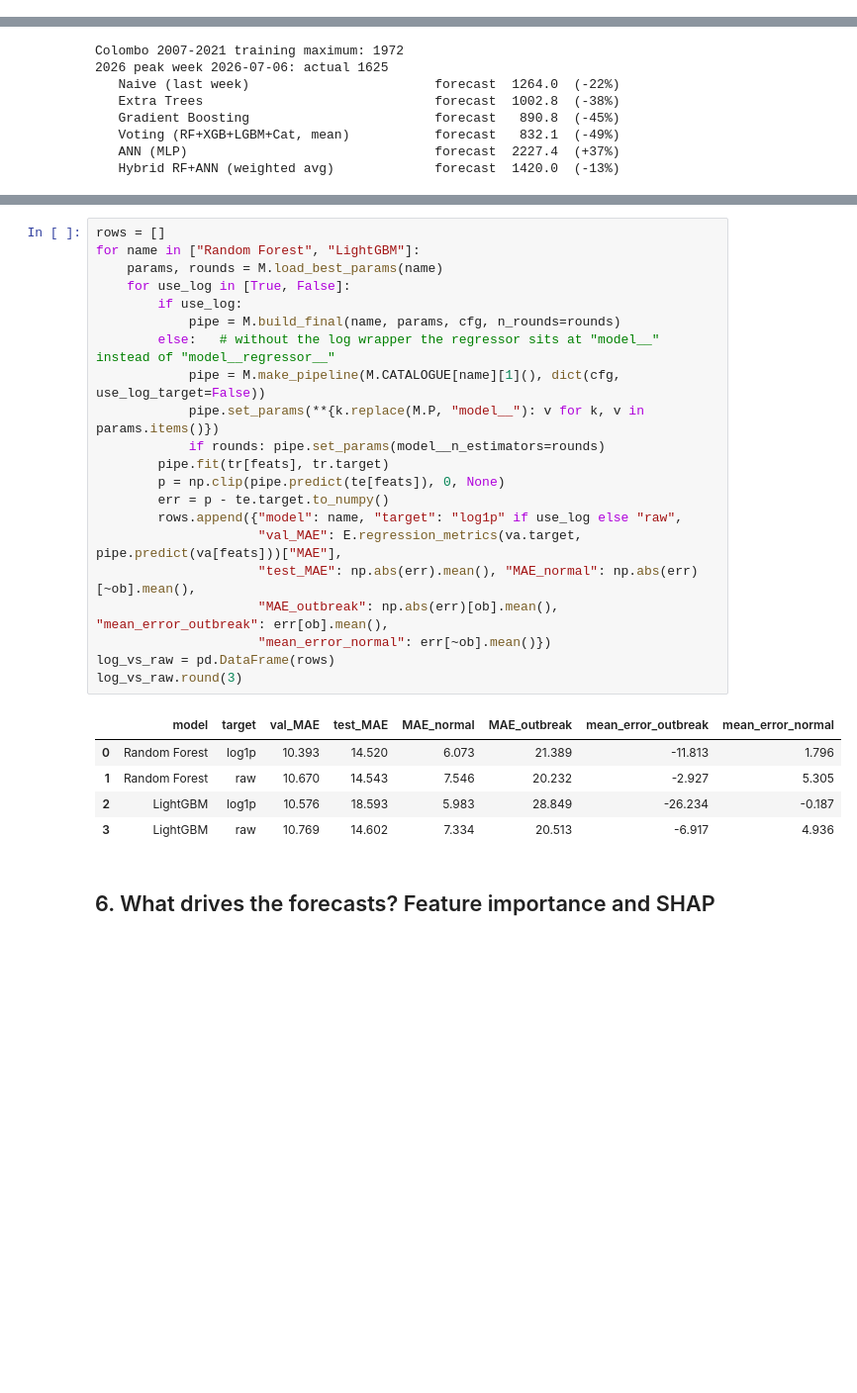
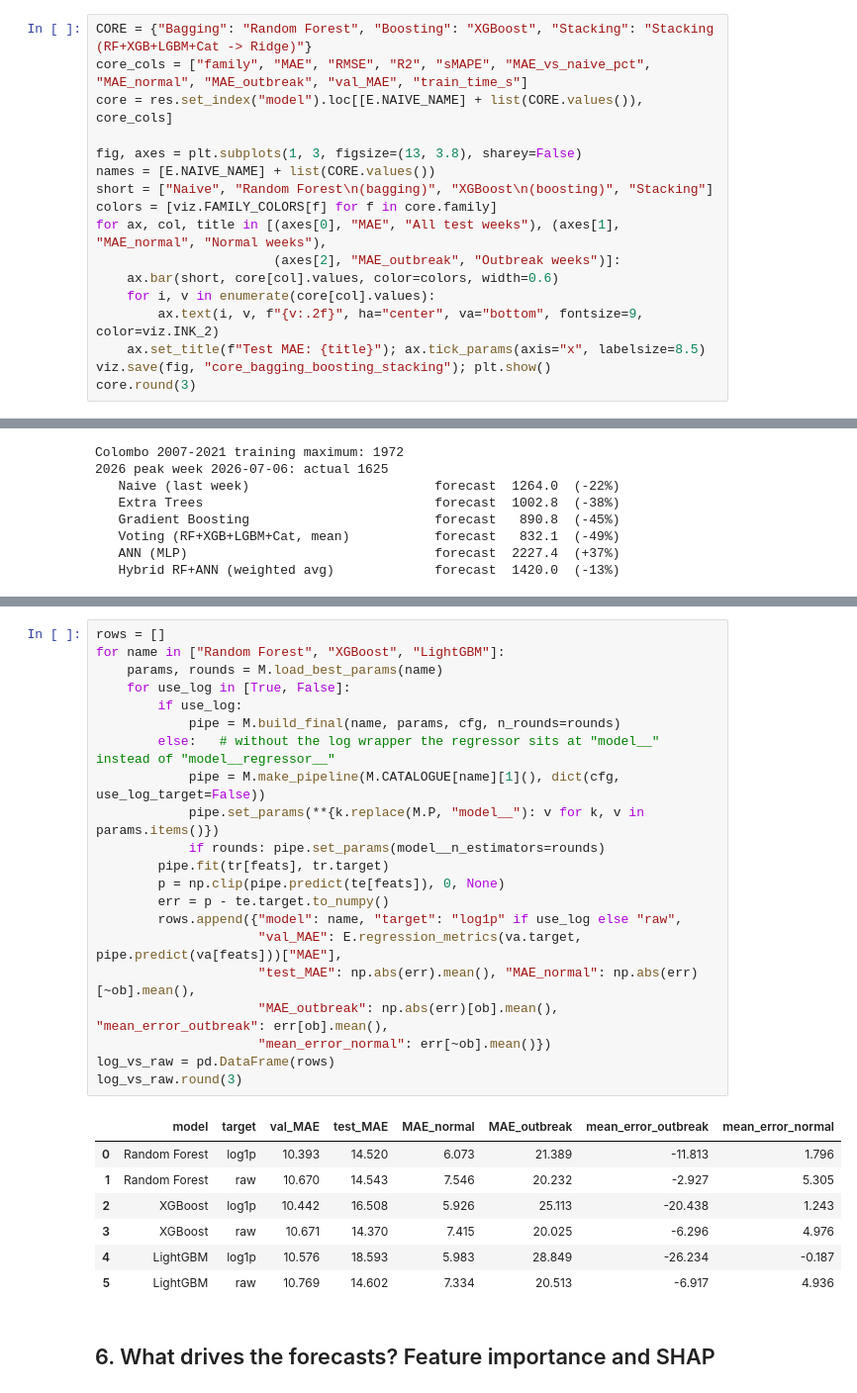
Before and after one commit to BGMPrabuddhi/SriLanka-Dengue-Ensemble, a Jupyter notebook: notebooks/07_final_comparison.ipynb, the cells around one changed output, grey strips where cells are left out. Shown at 99% size. Saved outputs shown, nothing was run; the diff lists cells and outputs as text; blank space fills up the shorter version.

```diff
--- a/notebooks/07_final_comparison.ipynb
+++ b/notebooks/07_final_comparison.ipynb
@@ -64,0 +72,17 @@ res[cols].round(3)
+# %%
+CORE = {"Bagging": "Random Forest", "Boosting": "XGBoost", "Stacking": "Stacking (RF+XGB+LGBM+Cat -> Ridge)"}
+core_cols = ["family", "MAE", "RMSE", "R2", "sMAPE", "MAE_vs_naive_pct", "MAE_normal", "MAE_outbreak", "val_MAE", "train_time_s"]
+core = res.set_index("model").loc[[E.NAIVE_NAME] + list(CORE.values()), core_cols]
+
+fig, axes = plt.subplots(1, 3, figsize=(13, 3.8), sharey=False)
+names = [E.NAIVE_NAME] + list(CORE.values())
+short = ["Naive", "Random Forest\n(bagging)", "XGBoost\n(boosting)", "Stacking"]
+colors = [viz.FAMILY_COLORS[f] for f in core.family]
+for ax, col, title in [(axes[0], "MAE", "All test weeks"), (axes[1], "MAE_normal", "Normal weeks"),
+                       (axes[2], "MAE_outbreak", "Outbreak weeks")]:
+    ax.bar(short, core[col].values, color=colors, width=0.6)
+    for i, v in enumerate(core[col].values):
+        ax.text(i, v, f"{v:.2f}", ha="center", va="bottom", fontsize=9, color=viz.INK_2)
+    ax.set_title(f"Test MAE: {title}"); ax.tick_params(axis="x", labelsize=8.5)
+viz.save(fig, "core_bagging_boosting_stacking"); plt.show()
+core.round(3)
@@ -215,31 +247,33 @@ settings on the **raw** target and compare. *Diagnostic only:* the log1p choice
 and is not changed here.
 # %%
 rows = []
-for name in ["Random Forest", "LightGBM"]:
+for name in ["Random Forest", "XGBoost", "LightGBM"]:
     params, rounds = M.load_best_params(name)
     for use_log in [True, False]:
         if use_log:
             pipe = M.build_final(name, params, cfg, n_rounds=rounds)
         else:   # without the log wrapper the regressor sits at "model__" instead of "model__regressor__"
             pipe = M.make_pipeline(M.CATALOGUE[name][1](), dict(cfg, use_log_target=False))
             pipe.set_params(**{k.replace(M.P, "model__"): v for k, v in params.items()})
             if rounds: pipe.set_params(model__n_estimators=rounds)
         pipe.fit(tr[feats], tr.target)
         p = np.clip(pipe.predict(te[feats]), 0, None)
         err = p - te.target.to_numpy()
         rows.append({"model": name, "target": "log1p" if use_log else "raw",
                      "val_MAE": E.regression_metrics(va.target, pipe.predict(va[feats]))["MAE"],
                      "test_MAE": np.abs(err).mean(), "MAE_normal": np.abs(err)[~ob].mean(),
                      "MAE_outbreak": np.abs(err)[ob].mean(), "mean_error_outbreak": err[ob].mean(),
                      "mean_error_normal": err[~ob].mean()})
 log_vs_raw = pd.DataFrame(rows)
 log_vs_raw.round(3)
 # %% [output]
 |  | model | target | val_MAE | test_MAE | MAE_normal | MAE_outbreak | mean_error_outbreak | mean_error_normal |
 | 0 | Random Forest | log1p | 10.393 | 14.520 | 6.073 | 21.389 | -11.813 | 1.796 |
 | 1 | Random Forest | raw | 10.670 | 14.543 | 7.546 | 20.232 | -2.927 | 5.305 |
-| 2 | LightGBM | log1p | 10.576 | 18.593 | 5.983 | 28.849 | -26.234 | -0.187 |
-| 3 | LightGBM | raw | 10.769 | 14.602 | 7.334 | 20.513 | -6.917 | 4.936 |
+| 2 | XGBoost | log1p | 10.442 | 16.508 | 5.926 | 25.113 | -20.438 | 1.243 |
+| 3 | XGBoost | raw | 10.671 | 14.370 | 7.415 | 20.025 | -6.296 | 4.976 |
+| 4 | LightGBM | log1p | 10.576 | 18.593 | 5.983 | 28.849 | -26.234 | -0.187 |
+| 5 | LightGBM | raw | 10.769 | 14.602 | 7.334 | 20.513 | -6.917 | 4.936 |
 # %% [markdown]
 ## 6. What drives the forecasts? Feature importance and SHAP
 # %%
```
Also changed, not shown: parts of 7 cells of this notebook, 12 other files.
